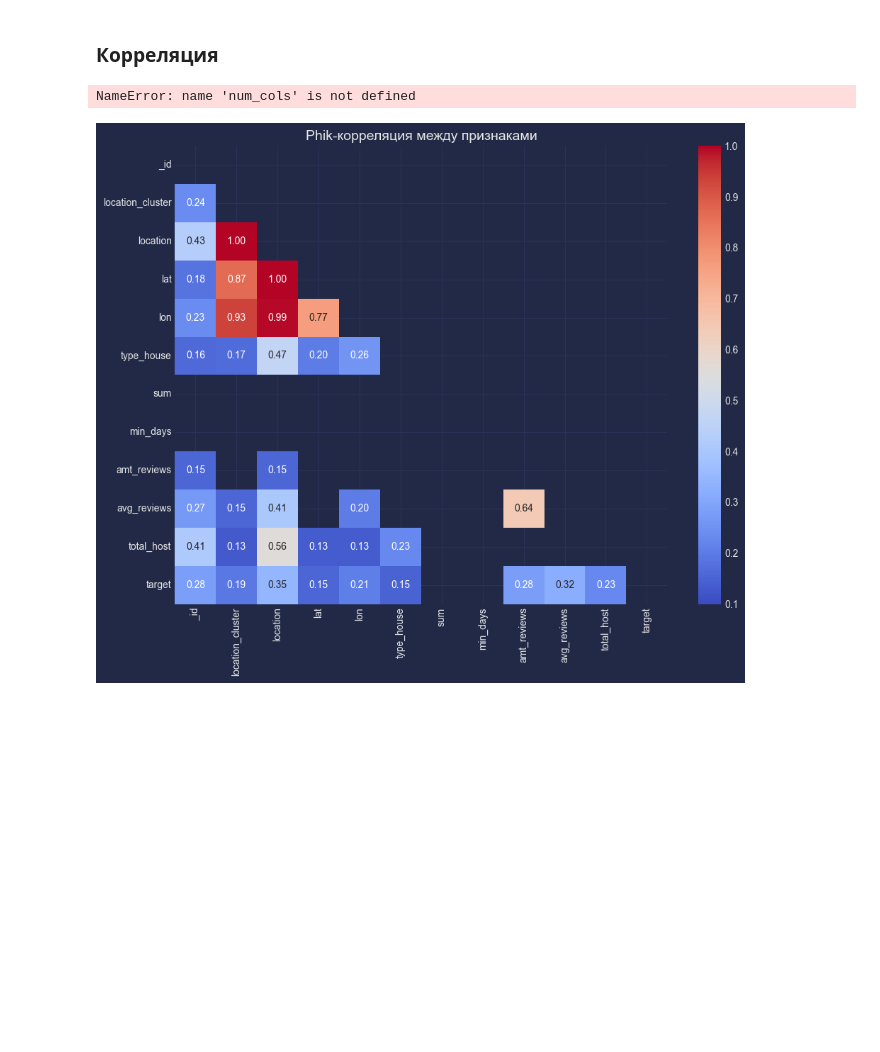
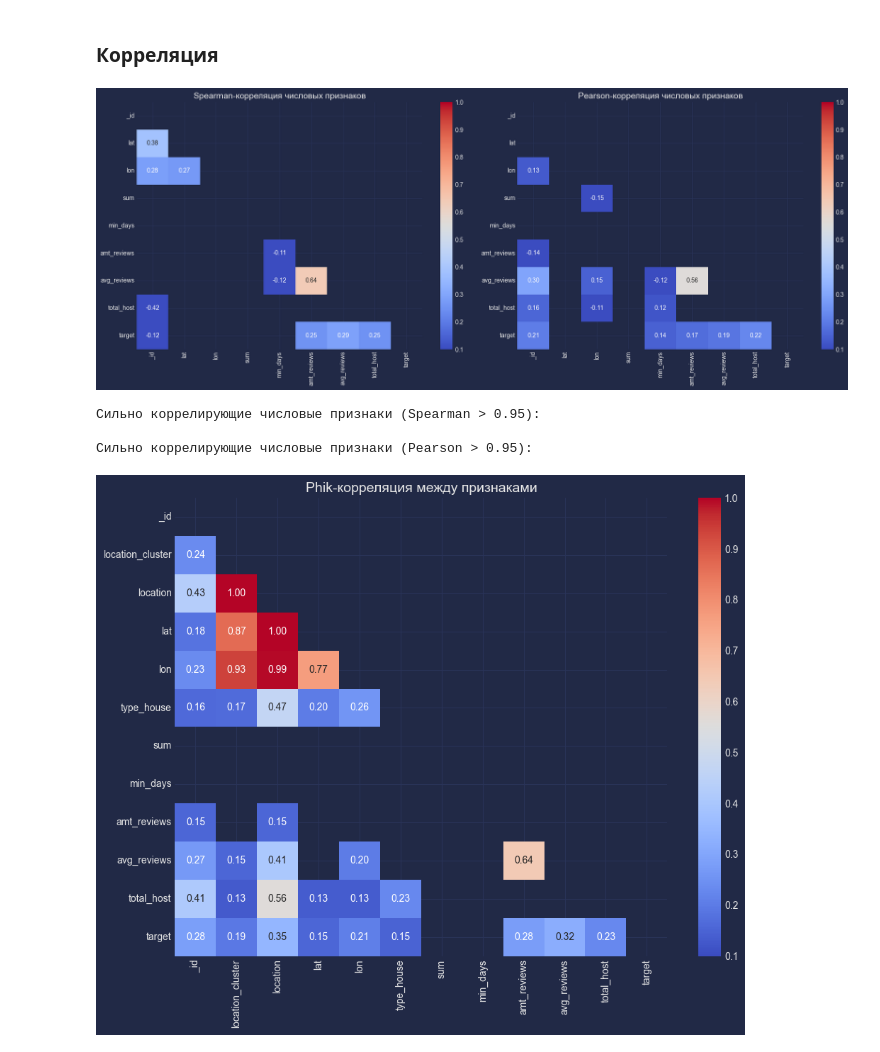
Before and after one commit to KsyLight/mts-data-analysis-school, a Jupyter notebook: ml3/ml_3.ipynb, the cells around one changed output. Drawn from its saved outputs; the diff is of its cells as text; code cells hidden in the pictures; blank space fills up the shorter version.

```diff
--- a/ml3/ml_3.ipynb
+++ b/ml3/ml_3.ipynb
@@ -442,9 +442,8 @@ for col in cat_cols:
 # %% [markdown]
 ### Корреляция
 # %%
-# Spearman-корреляция по категориальным
-spearman_corr = train[num_cols].apply(lambda x: pd.factorize(x)[0])
-spearman_corr = spearman_corr.corr(method='spearman')
+# Spearman-корреляция
+spearman_corr = train[num_cols].corr(method='spearman')
 
 mask_spearman = np.triu(np.ones_like(spearman_corr, dtype=bool))
 spearman_corr_filtered = spearman_corr.copy()
@@ -457,35 +456,38 @@ corr_filtered = corr.copy()
 corr_filtered[abs(corr_filtered) < 0.1] = np.nan
 
 # Визуализация Spearman + Pearson
 fig, axes = plt.subplots(1, 2, figsize=(18, 7))
 
 sns.heatmap(spearman_corr_filtered, mask=mask_spearman, annot=True, fmt='.2f',
             cmap='coolwarm', vmin=0.1, vmax=1, ax=axes[0])
 axes[0].set_title("Spearman-корреляция числовых признаков", fontsize=14)
 
 sns.heatmap(corr_filtered, mask=mask_pearson, annot=True, fmt='.2f',
             cmap='coolwarm', vmin=0.1, vmax=1, ax=axes[1])
 axes[1].set_title("Pearson-корреляция числовых признаков", fontsize=14)
 
 plt.tight_layout()
 plt.show()
 
 # Вывод сильно коррелирующих пар
-print("Сильно коррелирующие категориальные признаки (Spearman > 0.95):")
+print("Сильно коррелирующие числовые признаки (Spearman > 0.95):")
 for i in range(len(spearman_corr_filtered.columns)):
     for j in range(i + 1, len(spearman_corr_filtered.columns)):
         val = spearman_corr_filtered.iloc[i, j]
         if pd.notnull(val) and abs(val) > 0.95:
             print(f"  - {spearman_corr_filtered.columns[i]} и {spearman_corr_filtered.columns[j]} (Spearman: {val:.2f})")
 
 print("\nСильно коррелирующие числовые признаки (Pearson > 0.95):")
 for i in range(len(corr_filtered.columns)):
     for j in range(i + 1, len(corr_filtered.columns)):
         val = corr_filtered.iloc[i, j]
         if pd.notnull(val) and abs(val) > 0.95:
             print(f"  - {corr_filtered.columns[i]} и {corr_filtered.columns[j]} (Pearson: {val:.2f})")
 # %% [output]
+[figure, added]
-NameError: name 'num_cols' is not defined
+Сильно коррелирующие числовые признаки (Spearman > 0.95):
+
+Сильно коррелирующие числовые признаки (Pearson > 0.95):
 # %%
 # Исключаем признаки с высокой кардинальностью и даты
 exclude_cols = ['name', 'host_name', 'last_dt']
```
